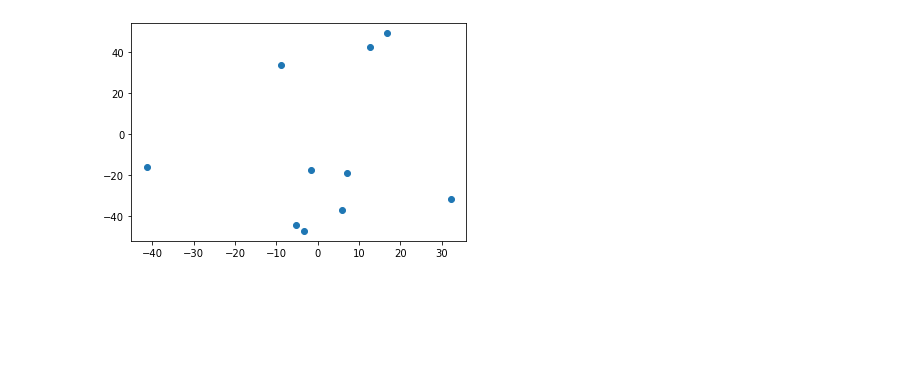
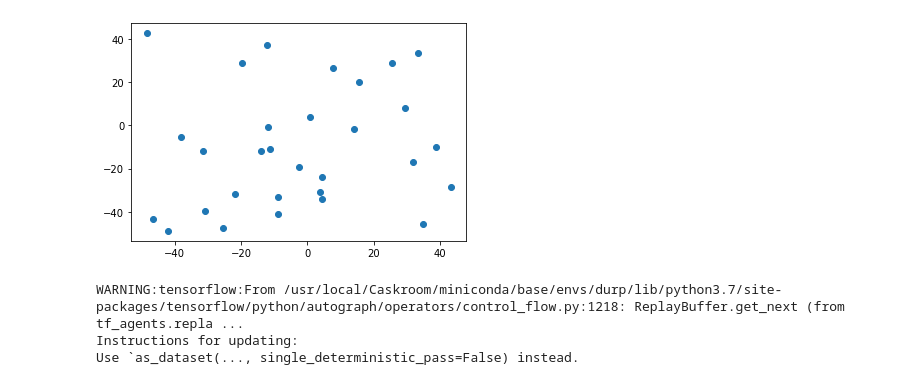
Before and after one commit to AlessioLuciani/distributed-uav-rl-protocol, a Jupyter notebook: simulation.ipynb, the cells around one changed output. Saved outputs shown, nothing was run; the diff lists cells and outputs as text; code cells hidden in the pictures; blank space fills up the shorter version.

Commit message:
Add training step for agents

```diff
--- a/simulation.ipynb
+++ b/simulation.ipynb
@@ -20,16 +22,16 @@ from tf_agents import utils
 from tf_agents.trajectories import time_step as ts
 # %%
 # Number of sensing locations
-locations_num = 10
+locations_num = 30
 
 # Size of the map (the map is squared)
 map_size = 100.0
 
 # Coordinates of the sensing locations
 sensing_locations = (np.random.rand(locations_num, 2) * map_size) - (map_size / 2)
 
 _ = plt.scatter(sensing_locations[:,0], sensing_locations[:,1])
 # %% [output]
-[figure, old version]
+[figure, new version]
 # %%
 # Number of drones
@@ -213,4 +218,65 @@ for drone in range(drones_num):
     agent.initialize()
     agents.append(agent)
     environments.append(train_env)
+# %%
+# Training step
+
+num_iterations = 1000 # @param {type:"integer"}
+
+initial_collect_steps = 100  # @param {type:"integer"}
+collect_steps_per_iteration = 1  # @param {type:"integer"}
+
+batch_size = 64  # @param {type:"integer"}
+
+def collect_step(environment, policy, buffer):
+  time_step = environment.current_time_step()
+  action_step = policy.action(time_step)
+  next_time_step = environment.step(action_step.action)
+  traj = trajectory.from_transition(time_step, action_step, next_time_step)
+
+  # Add trajectory to the replay buffer
+  buffer.add_batch(traj)
+
+def collect_data(env, policy, buffer, steps):
+  for _ in range(steps):
+    collect_step(env, policy, buffer)
+
+
+for i in range(len(agents)):
+    agent = agents[i]
+    env = environments[i]
+
+    replay_buffer = tf_uniform_replay_buffer.TFUniformReplayBuffer(
+        data_spec=agent.collect_data_spec,
+        batch_size=env.batch_size)
+
+    dataset = replay_buffer.as_dataset(
+    num_parallel_calls=3,
+    sample_batch_size=batch_size,
+    num_steps=2,
+    single_deterministic_pass=False).prefetch(3)
+    iterator = iter(dataset)
+
+    # Reset the train step
+    agent.train_step_counter.assign(0)
+
+    # Evaluate the agent's policy once before training.
+    #avg_return = compute_avg_return(eval_env, agent.policy, num_eval_episodes)
+    #returns = [avg_return]
+
+    for _ in range(num_iterations):
+
+    # Collect a few steps using collect_policy and save to the replay buffer.
+       collect_data(env, agent.collect_policy, replay_buffer, 1)
+
+
+    # Sample a batch of data from the buffer and update the agent's network.
+    experience, unused_info = next(iterator)
+    train_loss = agent.train(experience).loss
+
+    step = agent.train_step_counter.numpy()
+# %% [output]
+WARNING:tensorflow:From /usr/local/Caskroom/miniconda/base/envs/durp/lib/python3.7/site-packages/tensorflow/python/autograph/operators/control_flow.py:1218: ReplayBuffer.get_next (from tf_agents.repla ...
+Instructions for updating:
+Use `as_dataset(..., single_deterministic_pass=False) instead.
 # %%
```
Also changed, not shown: parts of 5 cells of this notebook.
